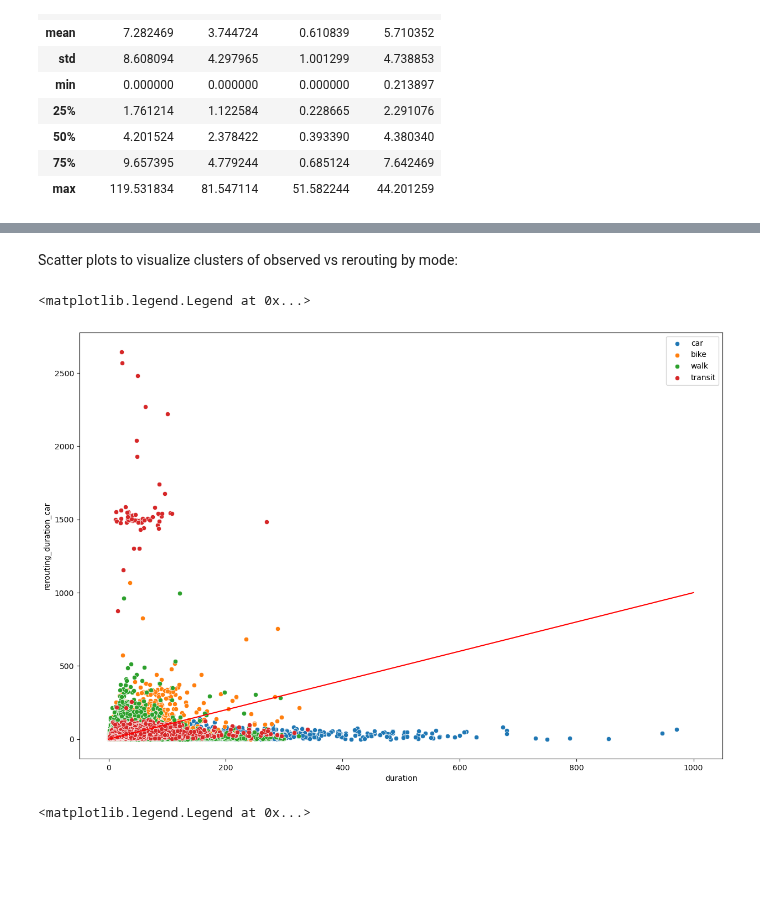
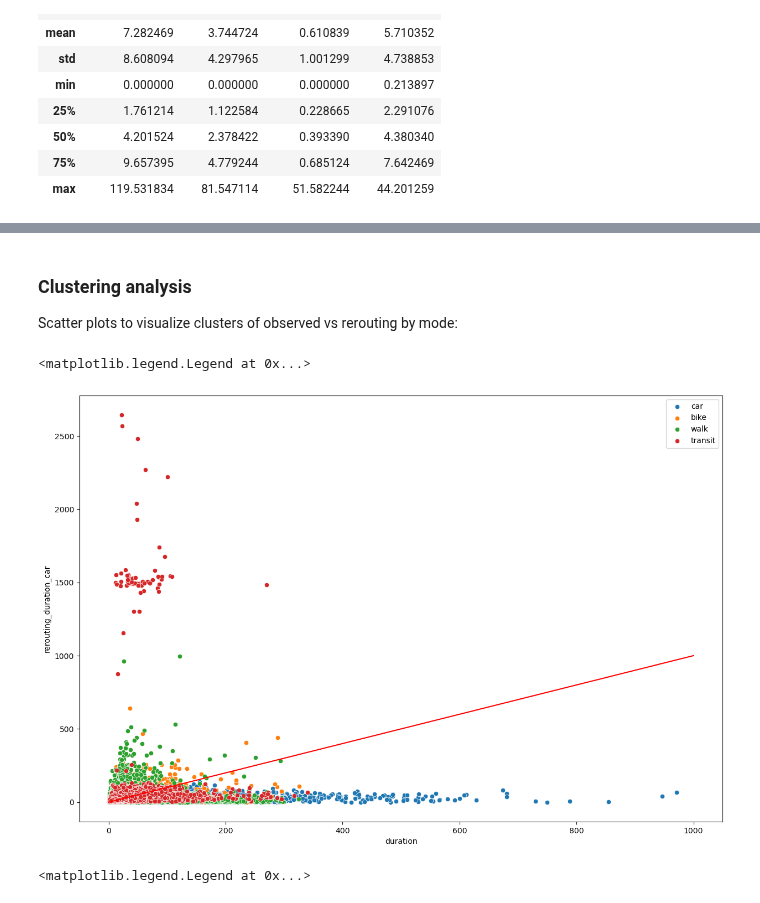
Before and after one commit to Metropolitan-Council/vmt-mode-shift-study, a Jupyter notebook: data_processing/rerouting_validation.ipynb, the cells around one changed output, grey strips where cells are left out. Drawn from its saved outputs; the diff is of its cells as text; code cells hidden in the pictures; blank space fills up the shorter version.

Commit message:
fixed some bugs + tried out the weight-based bike durations

```diff
--- a/data_processing/rerouting_validation.ipynb
+++ b/data_processing/rerouting_validation.ipynb
@@ -34,7 +34,7 @@ MILES_PER_METER = 0.000621371
 # %% [markdown]
 ## Car Analysis
 # %%
-car = pd.read_parquet(teams_dir + "/Data_processed/geodata/car_congestion.parquet")
+car = pd.read_parquet(teams_dir + "/Data_processed/geodata/car_congestion_nogeom.parquet")
 car
 # %% [output]
 |  |  | duration_seconds | distance_meters | weight |
@@ -262,6 +261,7 @@ bike_lts
 | 458637 | [2200279102002] | 4119.1 | 7267.8 | 2545.0 | 6976.301425 | 68.723028 | ... |
 458638 rows × 9 columns
 # %%
-df["rerouting_duration_bike"] = (bike_lts.set_index("trip_id").loc[df["trip_id"]]["duration_seconds"] / 60).values
+df["rerouting_duration_bike"] = (bike_lts.set_index("trip_id").loc[df["trip_id"]]["weight"] / 60).values # use weight instead of duration
+df["rerouting_duration_bike_old"] = (bike_lts.set_index("trip_id").loc[df["trip_id"]]["duration_seconds"] / 60).values # use weight instead of duration
 df["rerouting_distance_bike"] = (bike_lts.set_index("trip_id").loc[df["trip_id"]]["distance_meters"] * MILES_PER_METER).values
 # %% [markdown]
@@ -382,8 +382,8 @@ walk
 | 458649 | [2200279102002] | 3210.6 | 4453.7 | 3210.6 |
 458650 rows × 4 columns
 # %%
-df["rerouted_duration_walk"] = (walk.set_index('trip_id').loc[df["trip_id"]]["duration_seconds"] / 60).values
-df["rerouted_distance_walk"] = (walk.set_index('trip_id').loc[df["trip_id"]]["distance_meters"] * MILES_PER_METER).values
+df["rerouting_duration_walk"] = (walk.set_index('trip_id').loc[df["trip_id"]]["duration_seconds"] / 60).values
+df["rerouting_distance_walk"] = (walk.set_index('trip_id').loc[df["trip_id"]]["distance_meters"] * MILES_PER_METER).values
 # %% [markdown]
 From the side by side comparison, it seems that the rerouting analysis seems to underestimate the duration of walk trips for observed walk trips.
 # %%
@@ -782,17 +854,19 @@ summary
 # %% [markdown]
+### Clustering analysis
+
 Scatter plots to visualize clusters of observed vs rerouting by mode:
 # %%
 fig, ax = plt.subplots(figsize=(15, 10))
 sns.scatterplot(data=df[df["mode"] == "Car"], x="duration", y="rerouting_duration_car", ax=ax, label="car")
 sns.scatterplot(data=df[df["mode"] == "Bike/Scooter"], x="duration", y="rerouting_duration_bike", ax=ax, label="bike")
-sns.scatterplot(data=df[df["mode"] == "Walk"], x="duration", y="rerouted_duration_walk", ax=ax, label="walk")
+sns.scatterplot(data=df[df["mode"] == "Walk"], x="duration", y="rerouting_duration_walk", ax=ax, label="walk")
 sns.scatterplot(data=df[(df["mode"] == "Transit") & (df["rerouting_duration_transit"] >= 0)], x="duration", y="rerouting_duration_transit", ax=ax, label="transit")
 x = np.linspace(0, 1000)
 plt.plot(x, x, color="r")
 plt.legend()
 # %% [output]
 <matplotlib.legend.Legend at 0x...>
-[figure, old version]
+[figure, new version]
 # %%
 fig, ax = plt.subplots(figsize=(15, 10))
 sns.scatterplot(data=df[df["mode"] == "Car"], x="distance", y="rerouting_distance_car", ax=ax, label="car")
```
Also changed, not shown: parts of 27 cells of this notebook.
